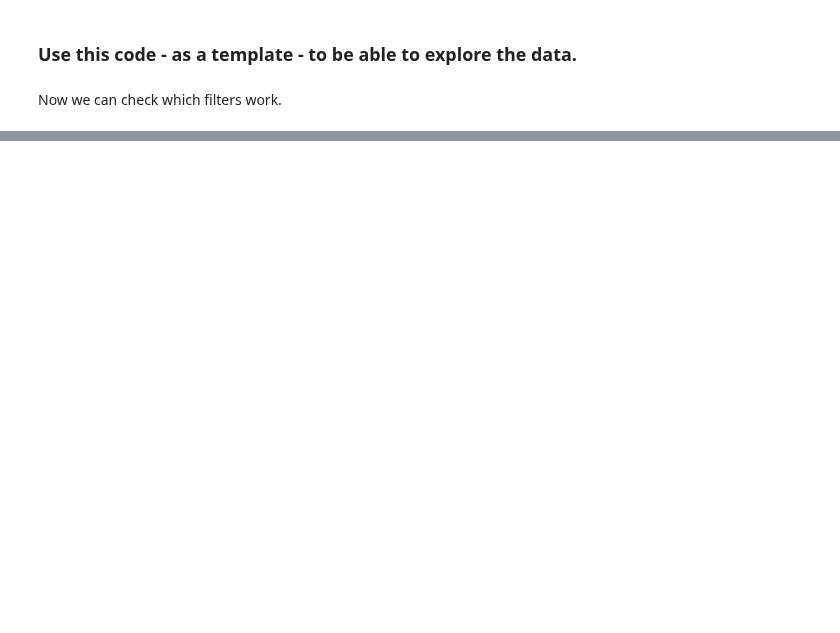
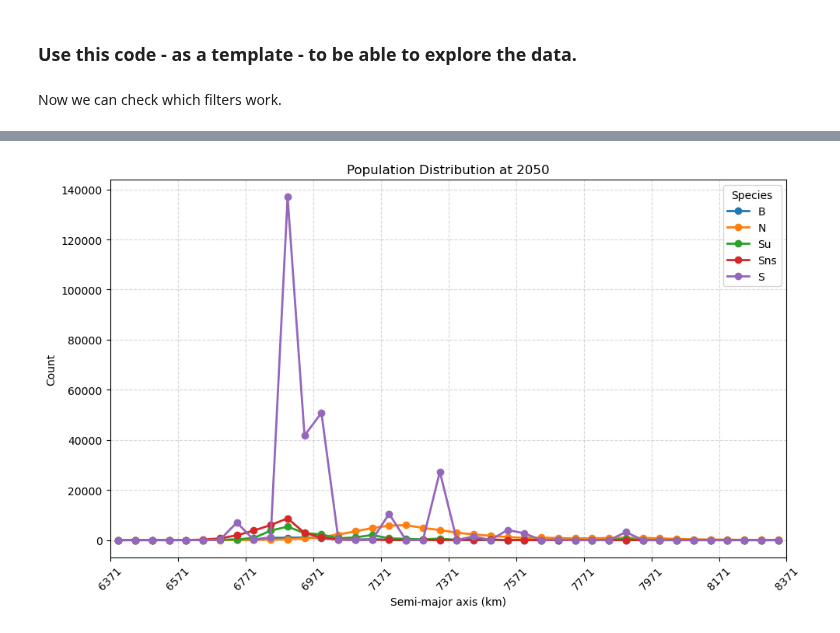
Before and after one commit to ARCLab-MIT/pyssem, a Jupyter notebook: pyssem/utils/notebooks/sep.ipynb, the cells around one changed output, grey strips where cells are left out. Saved outputs shown, nothing was run; the diff lists cells and outputs as text; code cells hidden in the pictures; blank space fills up the shorter version.

```diff
--- a/pyssem/utils/notebooks/sep.ipynb
+++ b/pyssem/utils/notebooks/sep.ipynb
@@ -182,0 +157,45 @@ plt.show()
+# %%
+import matplotlib.pyplot as plt
+import numpy as np
+import pandas as pd
+
+# --- Column names in your DataFrame ---------------------------------------
+SMA_COL      = 'sma'            # semi-major axis (km)
+SPECIES_COL  = 'species_class'  # species-class labels
+# --------------------------------------------------------------------------
+
+# Bin settings: 0–2000 km altitude ⇒ SMA from 6371–8371 km, 50 km bins
+BIN_WIDTH = 50
+BIN_START = 6371
+BIN_END   = BIN_START + 2000
+bins      = np.arange(BIN_START, BIN_END+BIN_WIDTH, BIN_WIDTH)
+centers   = (bins[:-1] + bins[1:]) / 2
+
+df = T_new.copy()                           # your DataFrame
+species_classes = df[SPECIES_COL].dropna().unique()
+
+# make sure you have your starting year
+year_start = 2050  # or whatever variable you already have
+
+fig, ax = plt.subplots(figsize=(10,6))
+
+for species in species_classes:
+    # select & histogram
+    data = df.loc[df[SPECIES_COL] == species, SMA_COL].dropna()
+    counts, _ = np.histogram(data, bins=bins)
+    # plot as line
+    ax.plot(centers, counts, marker='o', linewidth=2, label=species)
+
+ax.set_xlabel('Semi-major axis (km)')
+ax.set_ylabel('Count')
+ax.set_title(f'Population Distribution at {year_start}')
+ax.set_xlim(BIN_START, BIN_END)
+ax.set_xticks(bins[::4])          # every 4th tick (every 200 km)
+ax.tick_params(axis='x', rotation=45)
+ax.legend(title='Species')
+ax.grid(True, linestyle='--', alpha=0.5)
+
+plt.tight_layout()
+plt.show()
+# %% [output]
+[figure, added]
```
Also changed, not shown: parts of 8 cells of this notebook, 5 other files.
